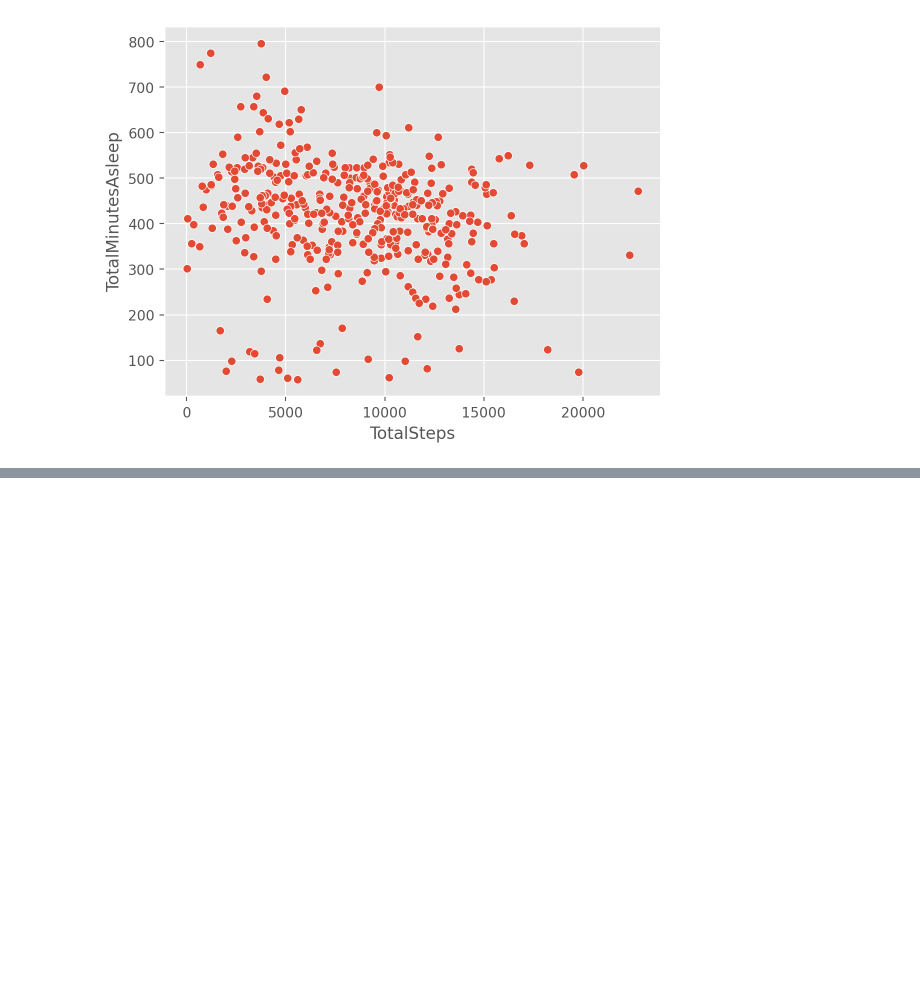
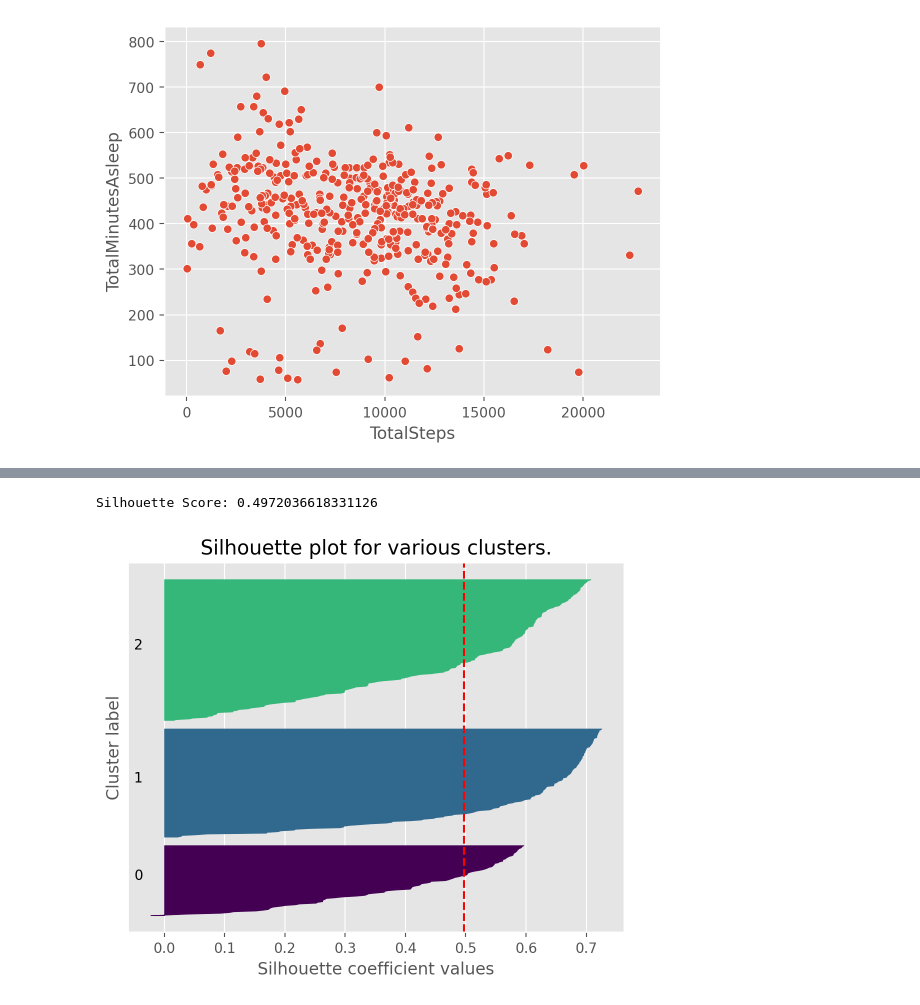
Before and after one commit to gordmo/DataScience-303, a Jupyter notebook: final_project/final_project.ipynb, the cells around one changed output, grey strips where cells are left out. Saved outputs shown, nothing was run; the diff lists cells and outputs as text; code cells hidden in the pictures; blank space fills up the shorter version.

```diff
--- a/final_project/final_project.ipynb
+++ b/final_project/final_project.ipynb
@@ -128,3 +130,42 @@ plt.scatter(final_df['SedentaryMinutes'], final_df['TotalMinutesAsleep'], c=y_km
+# %%
+from sklearn.metrics import silhouette_score
+
+silhouette_avg = silhouette_score(final_df, y_kmeans)
+print("Silhouette Score:", silhouette_avg)
+# %% [output]
+Silhouette Score: 0.4972036618331126
+# %%
+from sklearn.metrics import silhouette_samples
+
+silhouette_values = silhouette_samples(final_df, y_kmeans)
+
+fig, ax = plt.subplots(1, 1)
+y_lower = 10
+for i in range(3):  # Here 3 is the number of clusters
+    ith_cluster_silhouette_values = silhouette_values[y_kmeans == i]                                                        # type: ignore
+    ith_cluster_silhouette_values.sort()                                                                                    # type: ignore
+
+    size_cluster_i = ith_cluster_silhouette_values.shape[0]                                                                 # type: ignore
+    y_upper = y_lower + size_cluster_i
+
+    color = plt.cm.viridis(float(i) / 3)                                                                                    # type: ignore
+    ax.fill_betweenx(np.arange(y_lower, y_upper), 0, ith_cluster_silhouette_values,                                         # type: ignore
+                     facecolor=color, edgecolor=color)                                                                       # type: ignore
+
+    ax.text(-0.05, y_lower + 0.5 * size_cluster_i, str(i))
+
+    y_lower = y_upper + 10
+
+ax.set_title("Silhouette plot for various clusters.")
+ax.set_xlabel("Silhouette coefficient values")
+ax.set_ylabel("Cluster label")
+
+# The vertical line for average silhouette score of all the values
+ax.axvline(x=silhouette_avg, color="red", linestyle="--")                                                                   # type: ignore
+ax.set_yticks([])  # Clear the yaxis labels / ticks
+plt.show()
+# %% [output]
+[figure, added]
 # %%
 from sklearn.decomposition import PCA
 pca = PCA(n_components=2)
```
Also changed, not shown: parts of 5 cells of this notebook, 8 other files.
